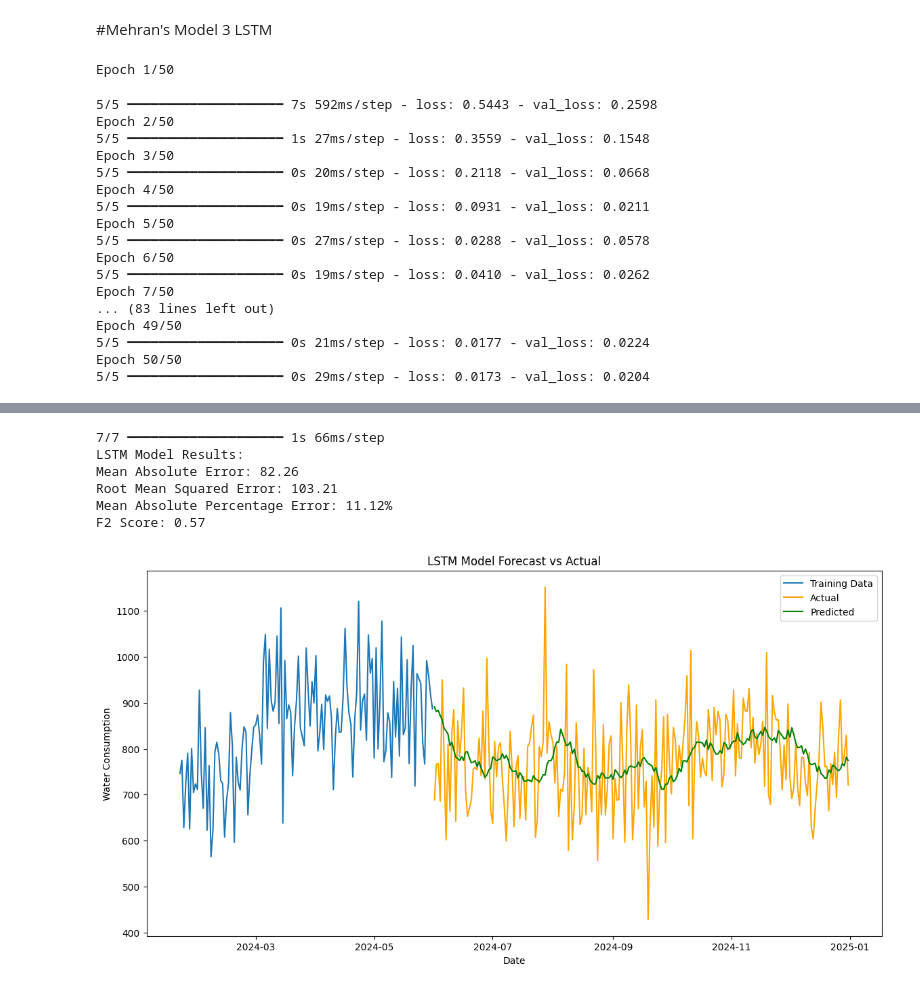
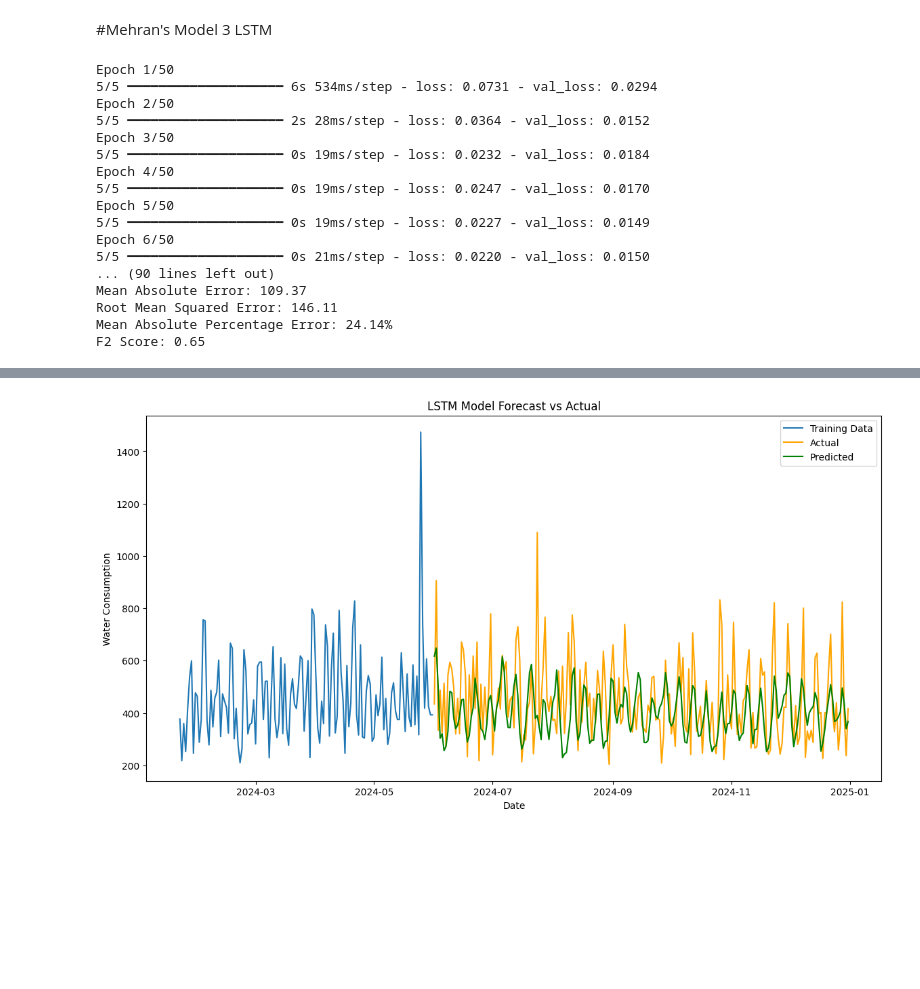
Before and after one commit to albinvar/hydrolink-plus, a Jupyter notebook: Water_Consumption_Forcasting.ipynb, the cells around one changed output, grey strips where cells are left out. Drawn from its saved outputs; the diff is of its cells as text; code cells hidden in the pictures; blank space fills up the shorter version.

```diff
--- a/Water_Consumption_Forcasting.ipynb
+++ b/Water_Consumption_Forcasting.ipynb
@@ -1524,7 +1524,7 @@ from sklearn.preprocessing import MinMaxScaler
 import matplotlib.pyplot as plt
 
 # Load data
-df = pd.read_csv('Kerala_Household_Water_Consumption.csv')
+df = pd.read_csv('Water_Consumption_Dataset.csv')
 
 # Prepare data
 df['Date'] = pd.to_datetime(df['Date'], dayfirst=True)
@@ -1658,20 +1658,19 @@ plt.legend()
 plt.show()
 # %% [output]
 Epoch 1/50
+5/5 ━━━━━━━━━━━━━━━━━━━━ 6s 534ms/step - loss: 0.0731 - val_loss: 0.0294
+Epoch 2/50
+5/5 ━━━━━━━━━━━━━━━━━━━━ 2s 28ms/step - loss: 0.0364 - val_loss: 0.0152
+Epoch 3/50
+5/5 ━━━━━━━━━━━━━━━━━━━━ 0s 19ms/step - loss: 0.0232 - val_loss: 0.0184
+Epoch 4/50
+5/5 ━━━━━━━━━━━━━━━━━━━━ 0s 19ms/step - loss: 0.0247 - val_loss: 0.0170
+Epoch 5/50
+5/5 ━━━━━━━━━━━━━━━━━━━━ 0s 19ms/step - loss: 0.0227 - val_loss: 0.0149
+Epoch 6/50
+5/5 ━━━━━━━━━━━━━━━━━━━━ 0s 21ms/step - loss: 0.0220 - val_loss: 0.0150
+... (90 lines left out)
+Mean Absolute Error: 109.37
+Root Mean Squared Error: 146.11
+Mean Absolute Percentage Error: 24.14%
+F2 Score: 0.65
-5/5 ━━━━━━━━━━━━━━━━━━━━ 7s 592ms/step - loss: 0.5443 - val_loss: 0.2598
-Epoch 2/50
-5/5 ━━━━━━━━━━━━━━━━━━━━ 1s 27ms/step - loss: 0.3559 - val_loss: 0.1548
-Epoch 3/50
-5/5 ━━━━━━━━━━━━━━━━━━━━ 0s 20ms/step - loss: 0.2118 - val_loss: 0.0668
-Epoch 4/50
-5/5 ━━━━━━━━━━━━━━━━━━━━ 0s 19ms/step - loss: 0.0931 - val_loss: 0.0211
-Epoch 5/50
-5/5 ━━━━━━━━━━━━━━━━━━━━ 0s 27ms/step - loss: 0.0288 - val_loss: 0.0578
-Epoch 6/50
-5/5 ━━━━━━━━━━━━━━━━━━━━ 0s 19ms/step - loss: 0.0410 - val_loss: 0.0262
-Epoch 7/50
-... (83 lines left out)
-Epoch 49/50
-5/5 ━━━━━━━━━━━━━━━━━━━━ 0s 21ms/step - loss: 0.0177 - val_loss: 0.0224
-Epoch 50/50
-5/5 ━━━━━━━━━━━━━━━━━━━━ 0s 29ms/step - loss: 0.0173 - val_loss: 0.0204
@@ -1679,7 +1677 @@ WARNING:tensorflow:5 out of the last 15 calls to <function TensorFlowTrainer.mak
-7/7 ━━━━━━━━━━━━━━━━━━━━ 1s 66ms/step
-LSTM Model Results:
-Mean Absolute Error: 82.26
-Root Mean Squared Error: 103.21
-Mean Absolute Percentage Error: 11.12%
-F2 Score: 0.57
-[figure, old version]
+[figure, new version]
```
Also changed, not shown: parts of 4 cells of this notebook.
